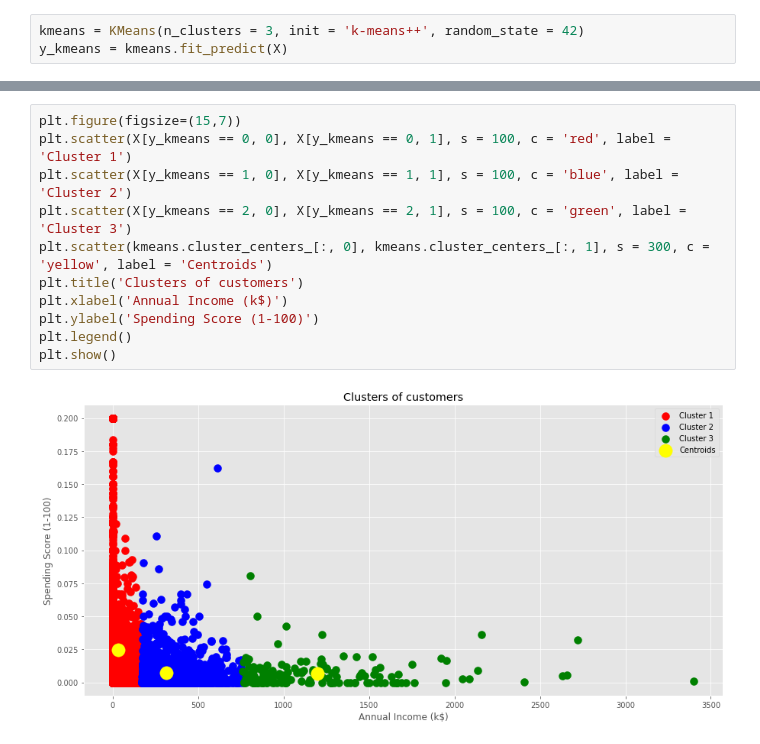
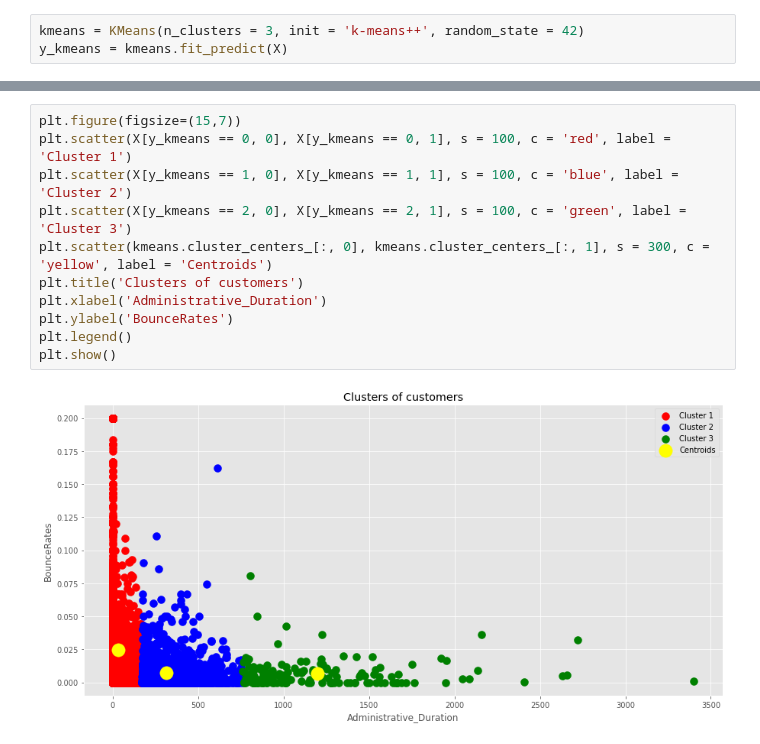
Before and after one commit to srimantmahapatra/srimant_code_repo_pub, a Jupyter notebook: Online_Shoppers_Purchasing_Intention.ipynb, the cells around one changed output, grey strips where cells are left out. Cells and saved outputs as stored; diff of their text form.

```diff
--- a/Online_Shoppers_Purchasing_Intention.ipynb
+++ b/Online_Shoppers_Purchasing_Intention.ipynb
@@ -413,13 +411,13 @@ array([0, 0, 0, 0, 0, 0, 0, 0, 0, 0, 0, 0, 0, 0, 0, 0, 0, 0, 0, 2, 0, 0,
 # %%
 plt.figure(figsize=(15,7))
 plt.scatter(X[y_kmeans == 0, 0], X[y_kmeans == 0, 1], s = 100, c = 'red', label = 'Cluster 1')
 plt.scatter(X[y_kmeans == 1, 0], X[y_kmeans == 1, 1], s = 100, c = 'blue', label = 'Cluster 2')
 plt.scatter(X[y_kmeans == 2, 0], X[y_kmeans == 2, 1], s = 100, c = 'green', label = 'Cluster 3')
 plt.scatter(kmeans.cluster_centers_[:, 0], kmeans.cluster_centers_[:, 1], s = 300, c = 'yellow', label = 'Centroids')
 plt.title('Clusters of customers')
-plt.xlabel('Annual Income (k$)')
-plt.ylabel('Spending Score (1-100)')
+plt.xlabel('Administrative_Duration')
+plt.ylabel('BounceRates')
 plt.legend()
 plt.show()
 # %% [output]
-[figure, old version]
+[figure, new version]
```
Also changed, not shown: parts of 14 cells of this notebook.
